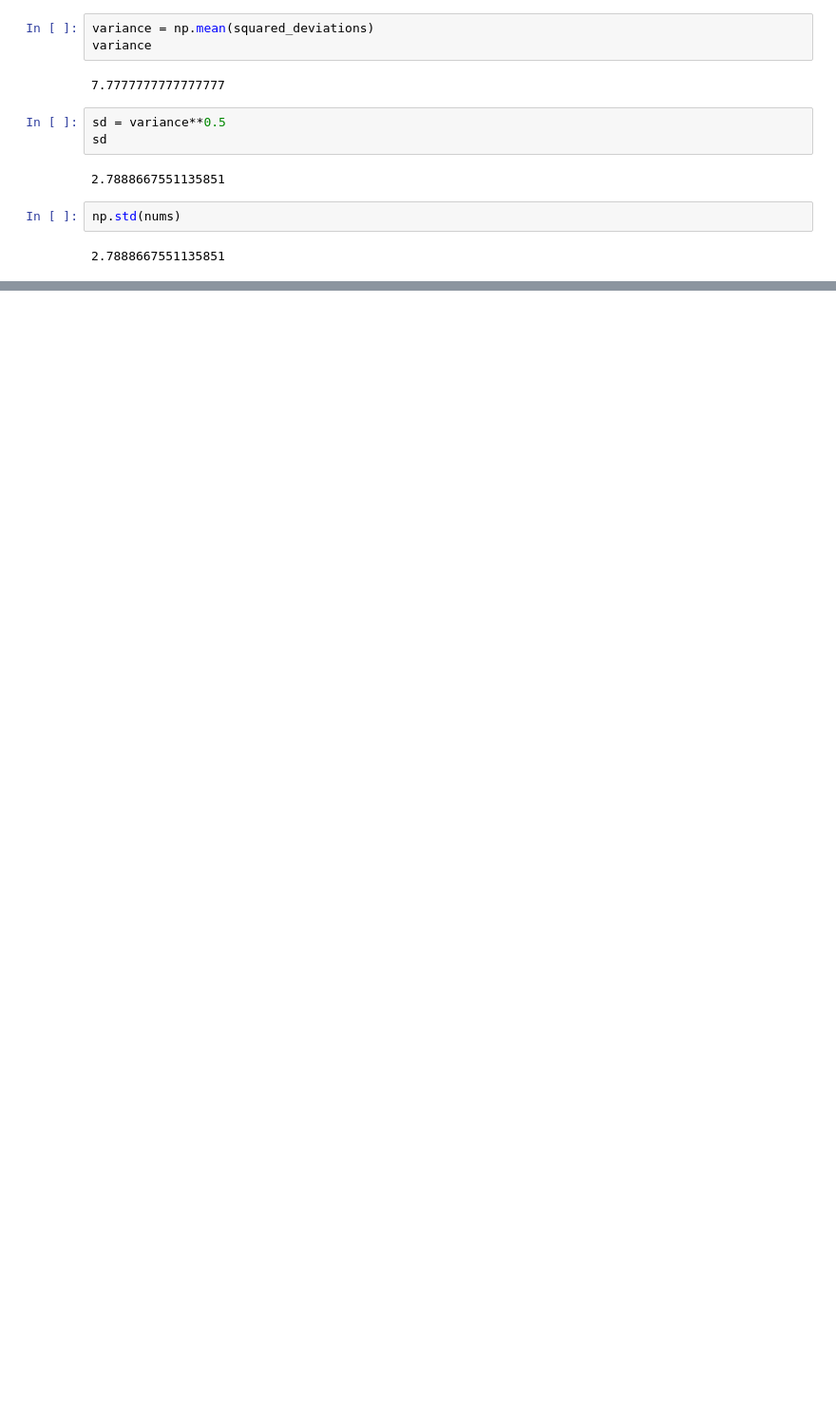
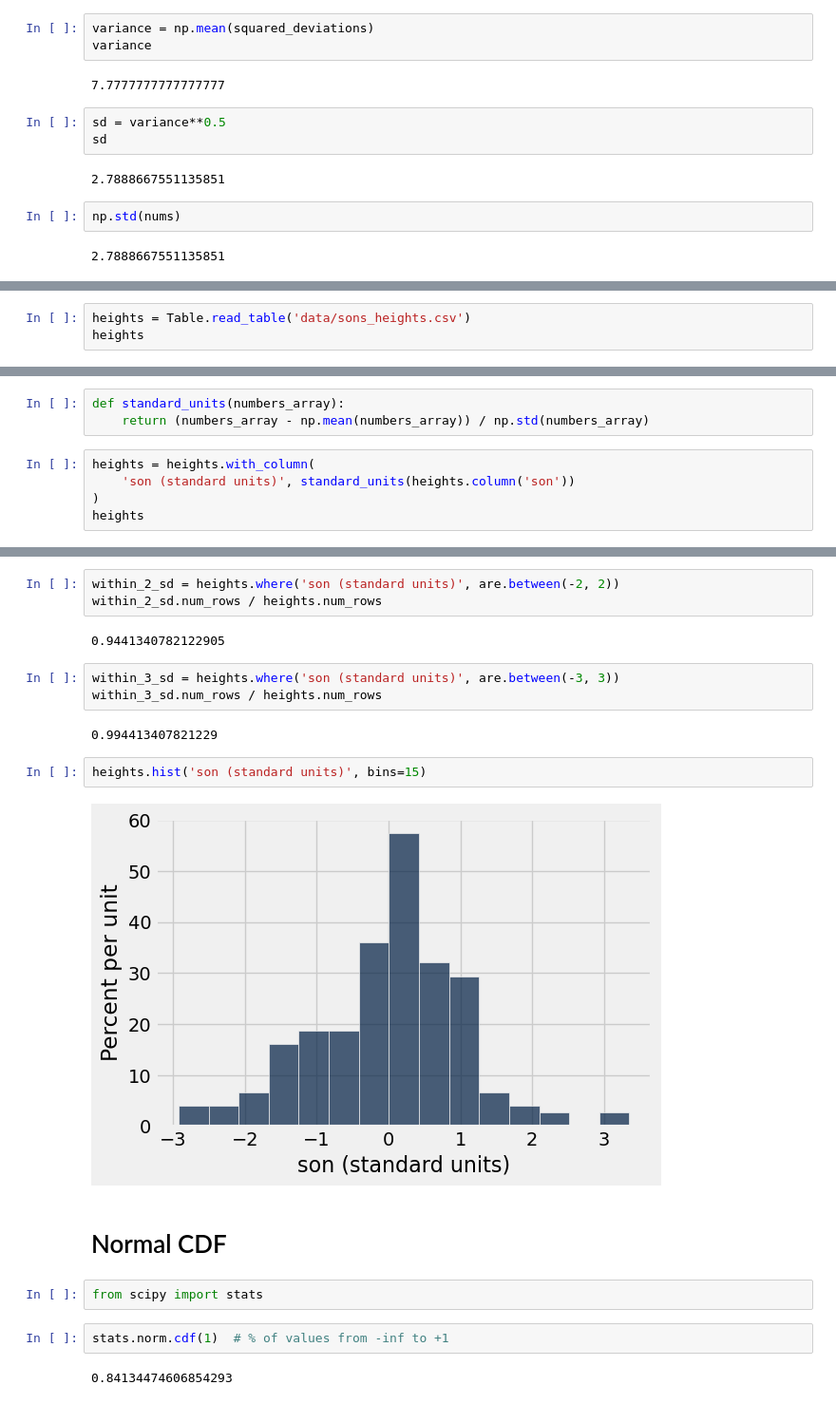
Before and after one commit to lawtonsclass/s26-code-from-class, a Jupyter notebook: data8/ch14.ipynb, the cells around one changed output, grey strips where cells are left out. Shown at 95% size. Saved outputs shown, nothing was run; the diff lists cells and outputs as text; blank space fills up the shorter version.

```diff
--- a/data8/ch14.ipynb
+++ b/data8/ch14.ipynb
@@ -85,0 +106,3 @@ np.std(nums)
+# %%
+heights = Table.read_table('data/sons_heights.csv')
+heights
@@ -85,0 +170,8 @@ np.std(nums)
+# %%
+def standard_units(numbers_array):
+    return (numbers_array - np.mean(numbers_array)) / np.std(numbers_array)
+# %%
+heights = heights.with_column(
+    'son (standard units)', standard_units(heights.column('son'))
+)
+heights
@@ -85,0 +191,22 @@ np.std(nums)
+# %%
+within_2_sd = heights.where('son (standard units)', are.between(-2, 2))
+within_2_sd.num_rows / heights.num_rows
+# %% [output]
+0.9441340782122905
+# %%
+within_3_sd = heights.where('son (standard units)', are.between(-3, 3))
+within_3_sd.num_rows / heights.num_rows
+# %% [output]
+0.994413407821229
+# %%
+heights.hist('son (standard units)', bins=15)
+# %% [output]
+[figure, added]
+# %% [markdown]
+# Normal CDF
+# %%
+from scipy import stats
+# %%
+stats.norm.cdf(1)  # % of values from -inf to +1
+# %% [output]
+0.84134474606854293
```
Also changed, not shown: parts of 38 cells of this notebook.
